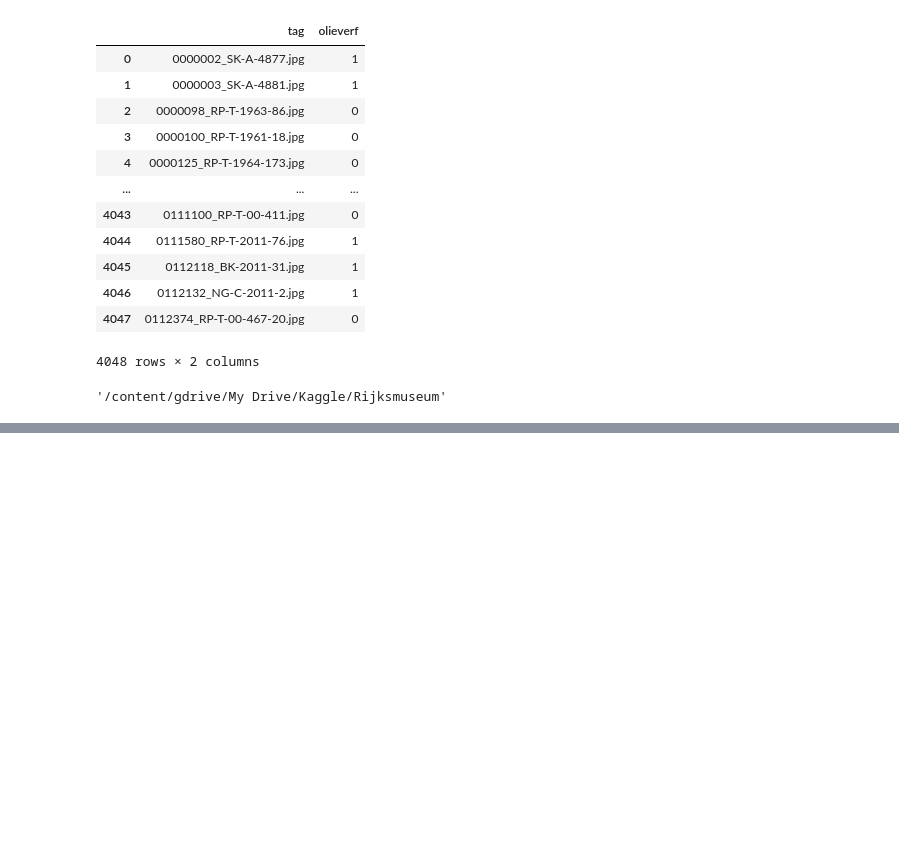
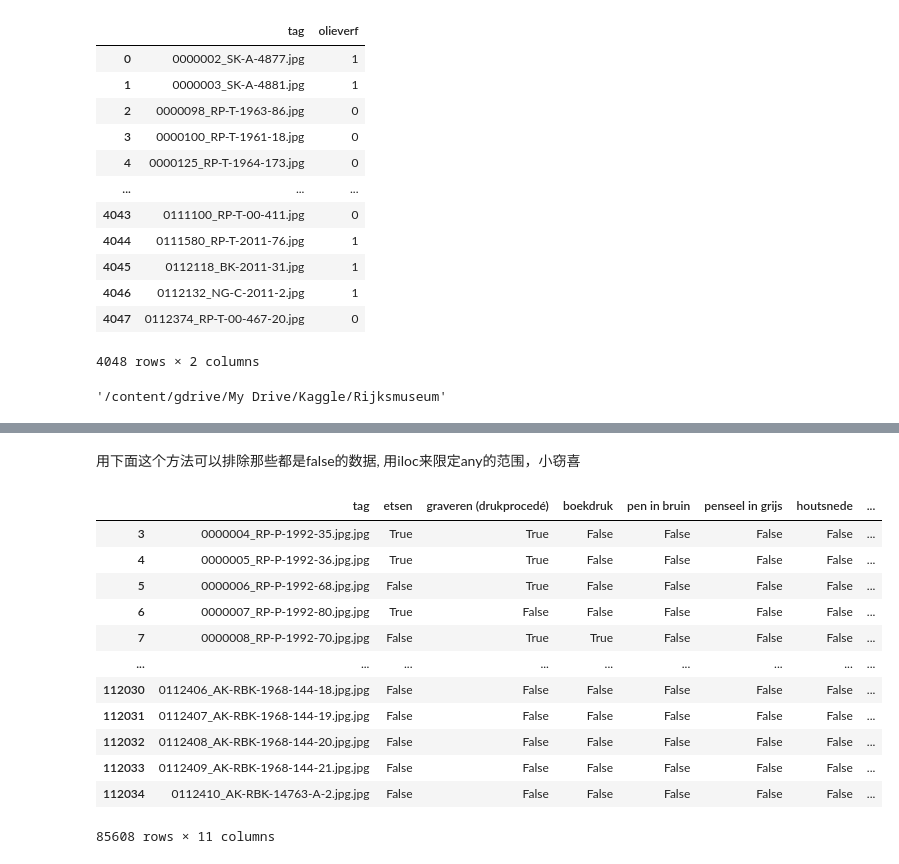
Before and after one commit to XingxinHE/Chief_Curator_Griffin, a Jupyter notebook: 02_Discover_Interesting_Data.ipynb, the cells around one changed output, grey strips where cells are left out. Cells and saved outputs as stored; diff of their text form; code cells hidden in the pictures; blank space fills up the shorter version.

```diff
--- a/02_Discover_Interesting_Data.ipynb
+++ b/02_Discover_Interesting_Data.ipynb
@@ -1885,0 +1993,4 @@ os.getcwd()
+# %%
+for tech in tech_list:
+  tech_df[tech] = False
+tech_df.head(5)
@@ -1885,0 +2004,16 @@ os.getcwd()
+# %%
+tech_in_df = tech_df['format'].values
+# %%
+pattern = "\'techniek: (.*?)\'"
+
+for index, tech in enumerate(tech_in_df):
+  temp_str = re.findall(pattern, tech)
+  for technique in tech_list:
+    if technique in temp_str:
+      tech_df.loc[index, technique] = True
+    else:
+      continue
+  del temp_str
+# %%
+tech_df.pop('format')
+tech_df.head()
@@ -1885,0 +2029,18 @@ os.getcwd()
+# %% [markdown]
+用下面这个方法可以排除那些都是false的数据, 用iloc来限定any的范围，小窃喜
+# %%
+tech_df[tech_df.iloc[:,1:].any(1)]
+# %% [output]
+|  | tag | etsen | graveren (drukprocedé) | boekdruk | pen in bruin | penseel in grijs | houtsnede | ... |
+| 3 | 0000004_RP-P-1992-35.jpg.jpg | True | True | False | False | False | False | ... |
+| 4 | 0000005_RP-P-1992-36.jpg.jpg | True | True | False | False | False | False | ... |
+| 5 | 0000006_RP-P-1992-68.jpg.jpg | False | True | False | False | False | False | ... |
+| 6 | 0000007_RP-P-1992-80.jpg.jpg | True | False | False | False | False | False | ... |
+| 7 | 0000008_RP-P-1992-70.jpg.jpg | False | True | True | False | False | False | ... |
+| ... | ... | ... | ... | ... | ... | ... | ... | ... |
+| 112030 | 0112406_AK-RBK-1968-144-18.jpg.jpg | False | False | False | False | False | False | ... |
+| 112031 | 0112407_AK-RBK-1968-144-19.jpg.jpg | False | False | False | False | False | False | ... |
+| 112032 | 0112408_AK-RBK-1968-144-20.jpg.jpg | False | False | False | False | False | False | ... |
+| 112033 | 0112409_AK-RBK-1968-144-21.jpg.jpg | False | False | False | False | False | False | ... |
+| 112034 | 0112410_AK-RBK-14763-A-2.jpg.jpg | False | False | False | False | False | False | ... |
+85608 rows × 11 columns
```
Also changed, not shown: parts of 33 cells of this notebook.
